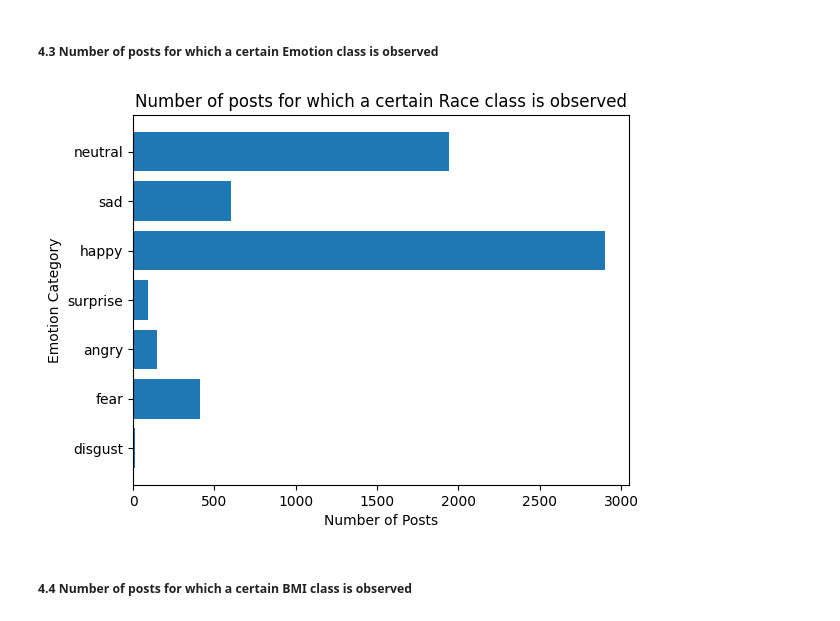
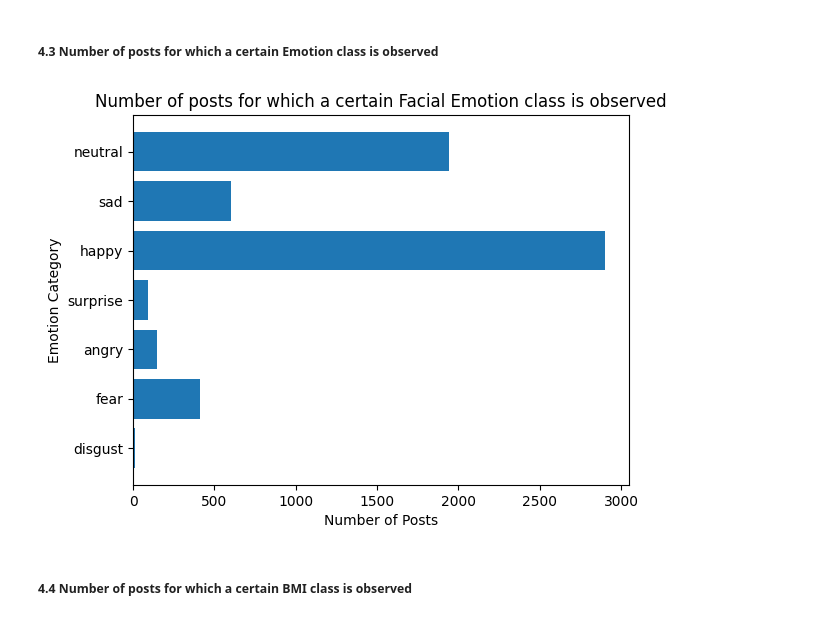
Before and after one commit to aniruddhapdeshpande99/IG-Misogyny-Classification, a Jupyter notebook: Source/IG-Sexism-Classifier.ipynb, the cells around one changed output. Cells and saved outputs as stored; diff of their text form; code cells hidden in the pictures.

```diff
--- a/Source/IG-Sexism-Classifier.ipynb
+++ b/Source/IG-Sexism-Classifier.ipynb
@@ -133,23 +132,23 @@ plt.show()
 # %%
 plt.rcdefaults()
 fig, ax = plt.subplots()
 
 emotion_freq = {}
 for label in inv_emotion_index.keys():
     emotion_freq[label] = 0
 for x in X:
     emotion_freq[x[2]] += 1
 
 ax.barh(list(emotion_freq.keys()),list(emotion_freq.values()), align='center')
 ax.set_yticks(list(emotion_freq.keys()))
 ax.set_yticklabels(list(emotion_index.keys()))
 ax.invert_yaxis()
 ax.set_xlabel('Number of Posts')
 ax.set_ylabel('Emotion Category')
-ax.set_title('Number of posts for which a certain Race class is observed')
+ax.set_title('Number of posts for which a certain Facial Emotion class is observed')
 plt.show()
 # %% [output]
-[figure, old version]
+[figure, new version]
 # %% [markdown]
 ##### 4.4 Number of posts for which a certain BMI class is observed
 # %%
```
Also changed, not shown: parts of 1 cell of this notebook, 3 other files.
